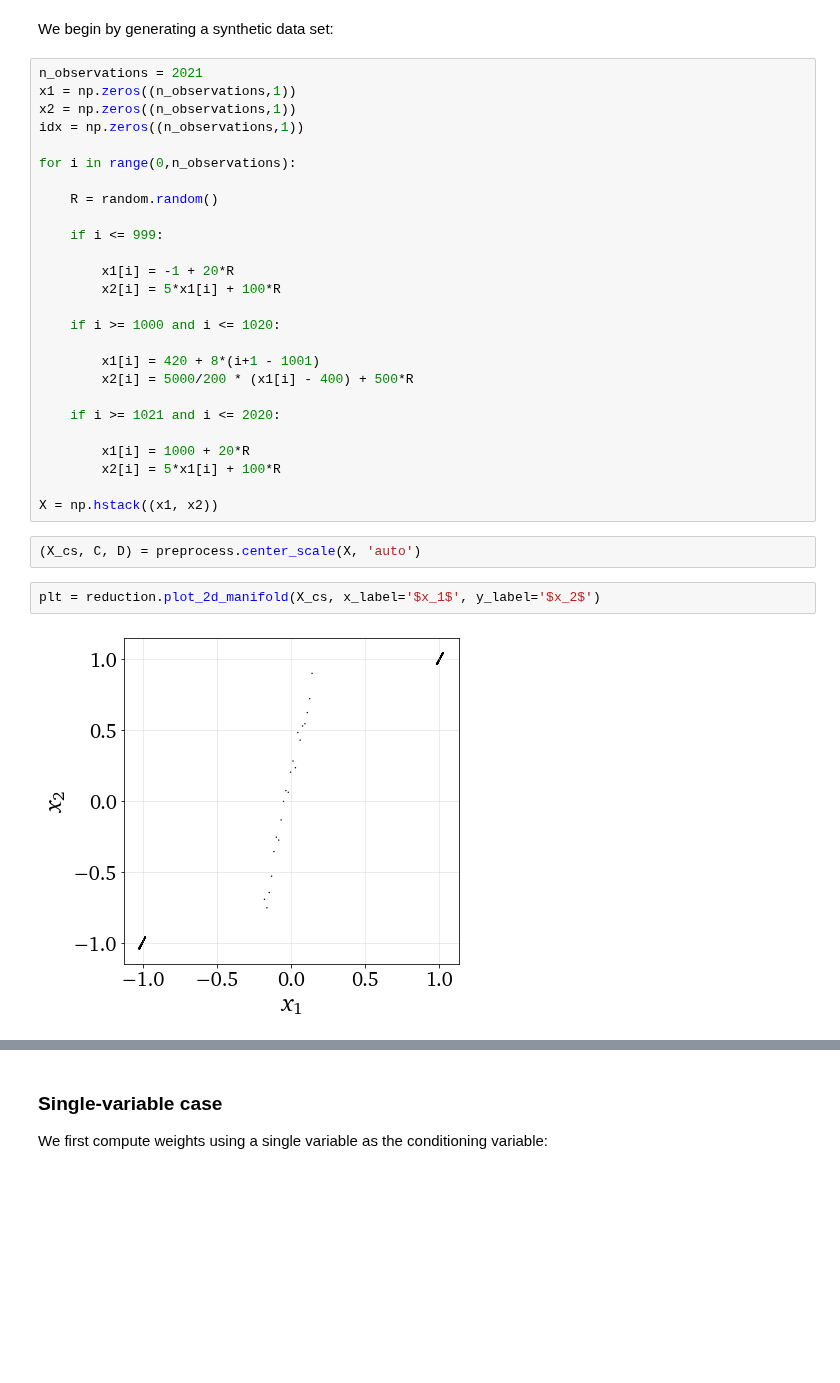
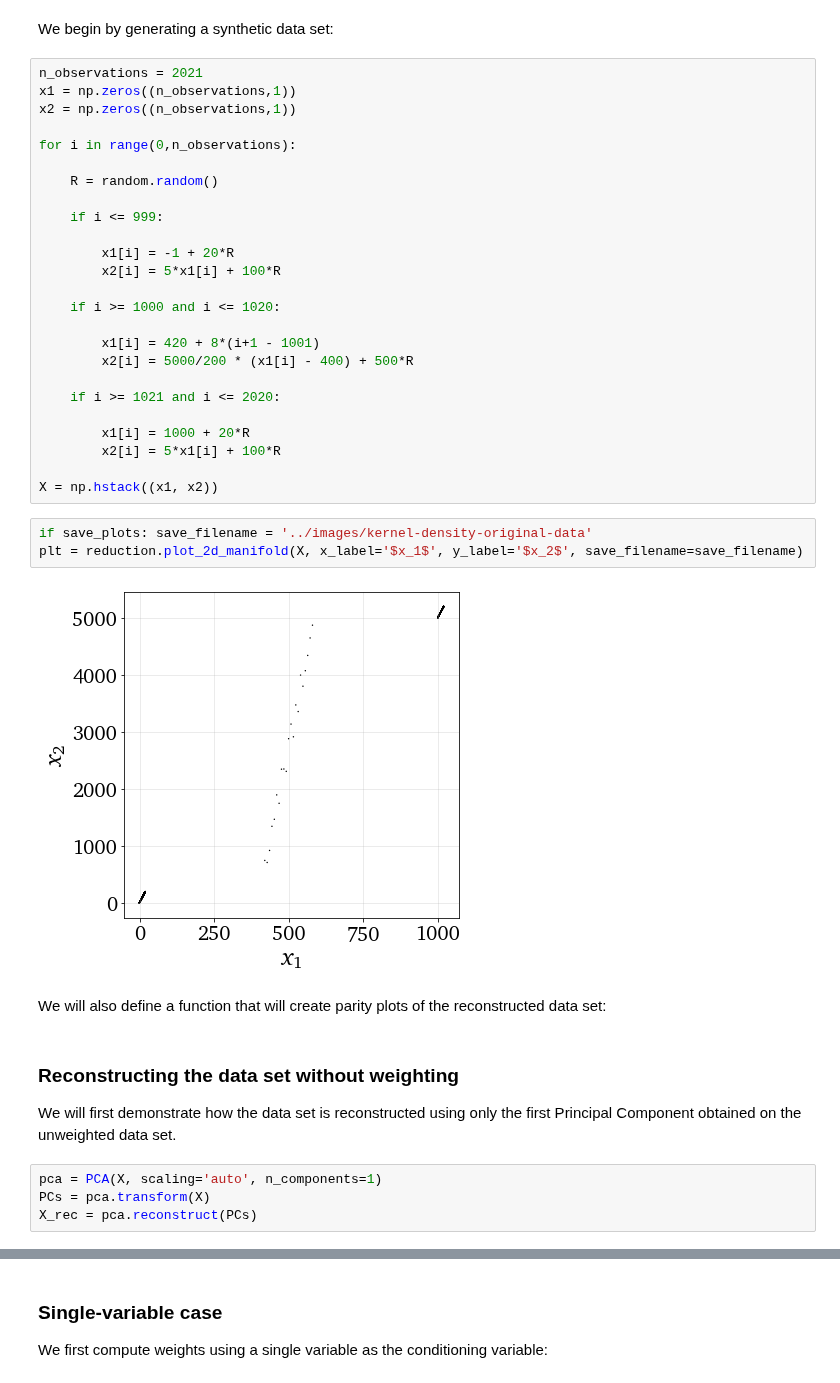
Before and after one commit to kamilazdybal/PCAfold, a Jupyter notebook: docs/tutorials/demo-data-manipulation.ipynb, the cells around one changed output, grey strips where cells are left out. Cells and saved outputs as stored; diff of their text form; blank space fills up the shorter version.

Commit message:
Added a tutorial on kernel density weighting

```diff
--- a/docs/tutorials/demo-data-manipulation.ipynb
+++ b/docs/tutorials/demo-data-manipulation.ipynb
@@ -196,7 +197,6 @@ We begin by generating a synthetic data set:
 n_observations = 2021
 x1 = np.zeros((n_observations,1))
 x2 = np.zeros((n_observations,1))
-idx = np.zeros((n_observations,1))
 
 for i in range(0,n_observations):
 
@@ -218,9 +218,18 @@ for i in range(0,n_observations):
         x2[i] = 5*x1[i] + 100*R
 
 X = np.hstack((x1, x2))
-# %%
-(X_cs, C, D) = preprocess.center_scale(X, 'auto')
 # %%
-plt = reduction.plot_2d_manifold(X_cs, x_label='$x_1$', y_label='$x_2$')
+if save_plots: save_filename = '../images/kernel-density-original-data'
+plt = reduction.plot_2d_manifold(X, x_label='$x_1$', y_label='$x_2$', save_filename=save_filename)
 # %% [output]
-[figure, old version]
+[figure, new version]
+# %% [markdown]
+We will also define a function that will create parity plots of the reconstructed data set:
+# %% [markdown]
+### Reconstructing the data set without weighting
+
+We will first demonstrate how the data set is reconstructed using only the first Principal Component obtained on the unweighted data set.
+# %%
+pca = PCA(X, scaling='auto', n_components=1)
+PCs = pca.transform(X)
+X_rec = pca.reconstruct(PCs)
```
Also changed, not shown: parts of 30 cells of this notebook, 9 other files.
